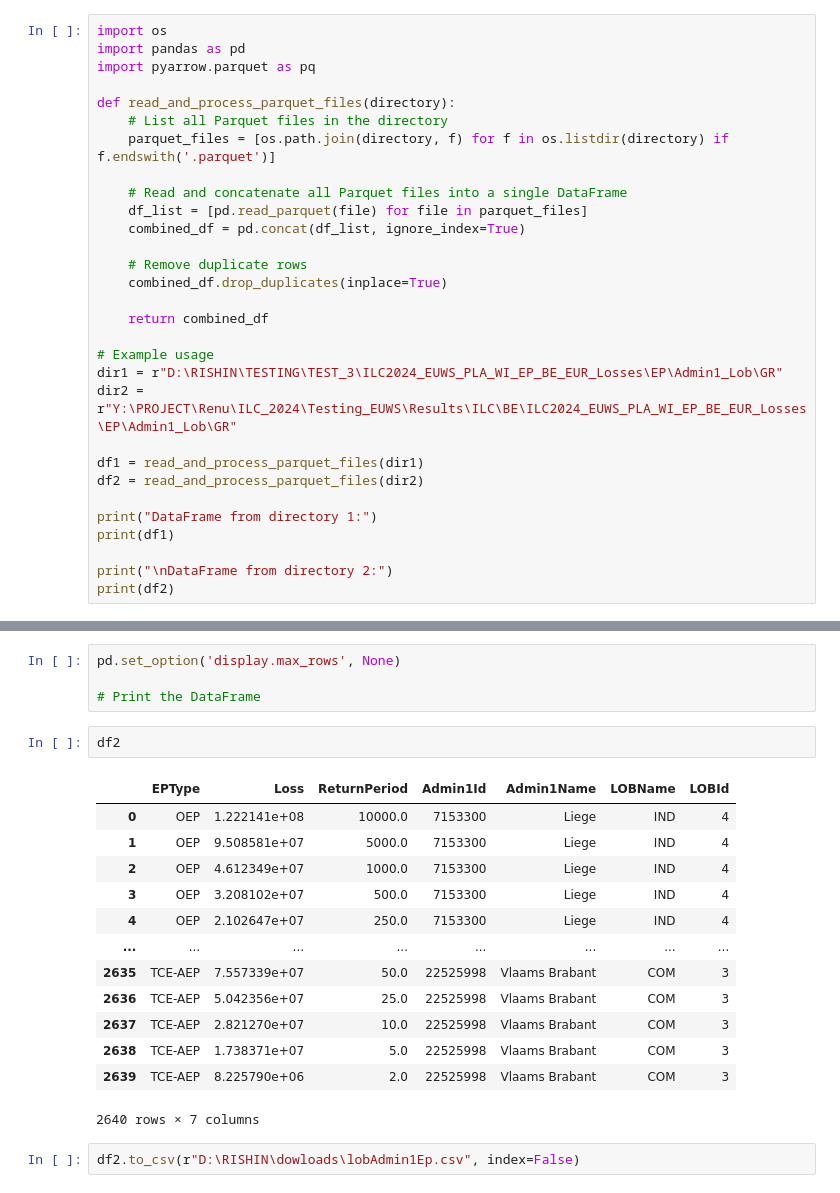
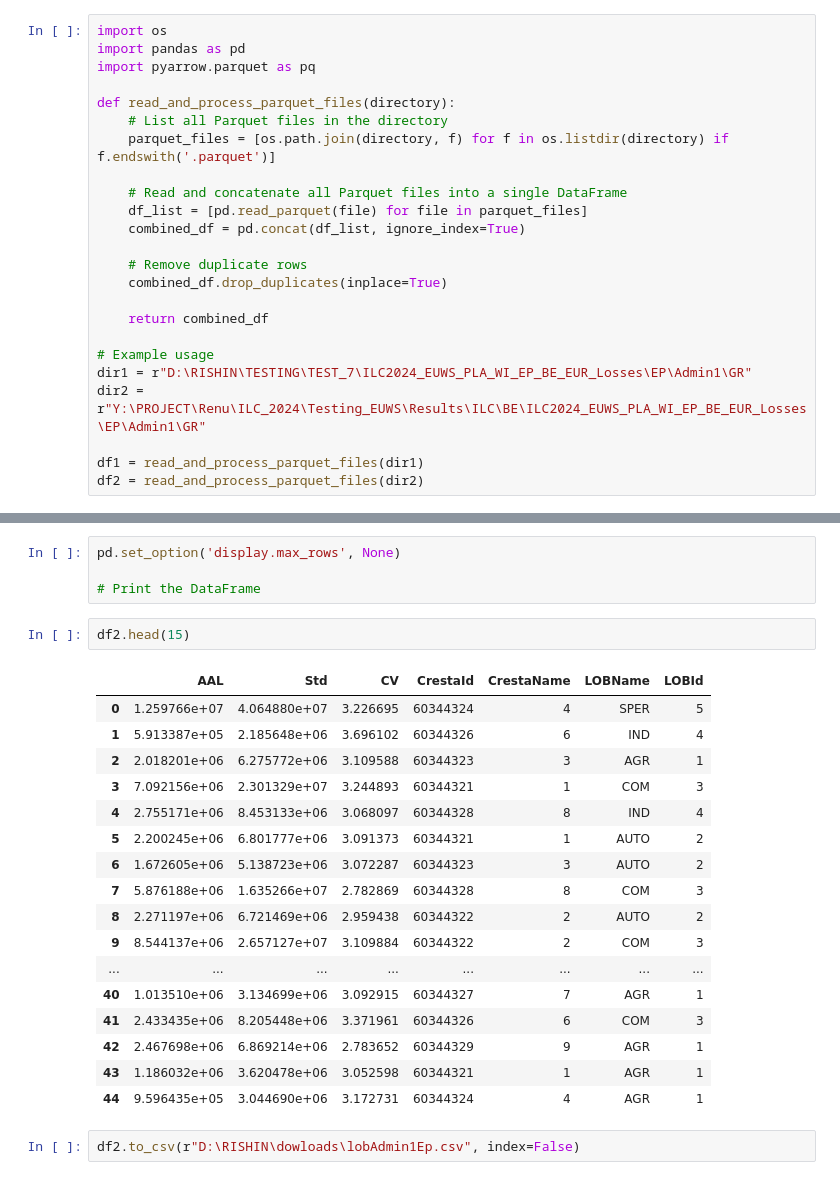
Before and after one commit to Rishinr1/ILC_TASK_2_RESOLUTION, a Jupyter notebook: check_df.ipynb, the cells around one changed output, grey strips where cells are left out. Cells and saved outputs as stored; diff of their text form.

```diff
--- a/check_df.ipynb
+++ b/check_df.ipynb
@@ -211,14 +211,8 @@ def read_and_process_parquet_files(directory):
     return combined_df
 
 # Example usage
-dir1 = r"D:\RISHIN\TESTING\TEST_3\ILC2024_EUWS_PLA_WI_EP_BE_EUR_Losses\EP\Admin1_Lob\GR"
-dir2 = r"Y:\PROJECT\Renu\ILC_2024\Testing_EUWS\Results\ILC\BE\ILC2024_EUWS_PLA_WI_EP_BE_EUR_Losses\EP\Admin1_Lob\GR"
+dir1 = r"D:\RISHIN\TESTING\TEST_7\ILC2024_EUWS_PLA_WI_EP_BE_EUR_Losses\EP\Admin1\GR"
+dir2 = r"Y:\PROJECT\Renu\ILC_2024\Testing_EUWS\Results\ILC\BE\ILC2024_EUWS_PLA_WI_EP_BE_EUR_Losses\EP\Admin1\GR"
 
 df1 = read_and_process_parquet_files(dir1)
 df2 = read_and_process_parquet_files(dir2)
-
-print("DataFrame from directory 1:")
-print(df1)
-
-print("\nDataFrame from directory 2:")
-print(df2)
@@ -261,21 +251,25 @@ pd.set_option('display.max_rows', None)
 
 # Print the DataFrame
 # %%
-df2
+df2.head(15)
 # %% [output]
-|  | EPType | Loss | ReturnPeriod | Admin1Id | Admin1Name | LOBName | LOBId |
-| 0 | OEP | 1.222141e+08 | 10000.0 | 7153300 | Liege | IND | 4 |
-| 1 | OEP | 9.508581e+07 | 5000.0 | 7153300 | Liege | IND | 4 |
-| 2 | OEP | 4.612349e+07 | 1000.0 | 7153300 | Liege | IND | 4 |
-| 3 | OEP | 3.208102e+07 | 500.0 | 7153300 | Liege | IND | 4 |
-| 4 | OEP | 2.102647e+07 | 250.0 | 7153300 | Liege | IND | 4 |
+|  | AAL | Std | CV | CrestaId | CrestaName | LOBName | LOBId |
+| 0 | 1.259766e+07 | 4.064880e+07 | 3.226695 | 60344324 | 4 | SPER | 5 |
+| 1 | 5.913387e+05 | 2.185648e+06 | 3.696102 | 60344326 | 6 | IND | 4 |
+| 2 | 2.018201e+06 | 6.275772e+06 | 3.109588 | 60344323 | 3 | AGR | 1 |
+| 3 | 7.092156e+06 | 2.301329e+07 | 3.244893 | 60344321 | 1 | COM | 3 |
+| 4 | 2.755171e+06 | 8.453133e+06 | 3.068097 | 60344328 | 8 | IND | 4 |
+| 5 | 2.200245e+06 | 6.801777e+06 | 3.091373 | 60344321 | 1 | AUTO | 2 |
+| 6 | 1.672605e+06 | 5.138723e+06 | 3.072287 | 60344323 | 3 | AUTO | 2 |
+| 7 | 5.876188e+06 | 1.635266e+07 | 2.782869 | 60344328 | 8 | COM | 3 |
+| 8 | 2.271197e+06 | 6.721469e+06 | 2.959438 | 60344322 | 2 | AUTO | 2 |
+| 9 | 8.544137e+06 | 2.657127e+07 | 3.109884 | 60344322 | 2 | COM | 3 |
 | ... | ... | ... | ... | ... | ... | ... | ... |
-| 2635 | TCE-AEP | 7.557339e+07 | 50.0 | 22525998 | Vlaams Brabant | COM | 3 |
-| 2636 | TCE-AEP | 5.042356e+07 | 25.0 | 22525998 | Vlaams Brabant | COM | 3 |
-| 2637 | TCE-AEP | 2.821270e+07 | 10.0 | 22525998 | Vlaams Brabant | COM | 3 |
-| 2638 | TCE-AEP | 1.738371e+07 | 5.0 | 22525998 | Vlaams Brabant | COM | 3 |
-| 2639 | TCE-AEP | 8.225790e+06 | 2.0 | 22525998 | Vlaams Brabant | COM | 3 |
+| 40 | 1.013510e+06 | 3.134699e+06 | 3.092915 | 60344327 | 7 | AGR | 1 |
+| 41 | 2.433435e+06 | 8.205448e+06 | 3.371961 | 60344326 | 6 | COM | 3 |
+| 42 | 2.467698e+06 | 6.869214e+06 | 2.783652 | 60344329 | 9 | AGR | 1 |
+| 43 | 1.186032e+06 | 3.620478e+06 | 3.052598 | 60344321 | 1 | AGR | 1 |
+| 44 | 9.596435e+05 | 3.044690e+06 | 3.172731 | 60344324 | 4 | AGR | 1 |
-2640 rows × 7 columns
 # %%
 df2.to_csv(r"D:\RISHIN\dowloads\lobAdmin1Ep.csv", index=False)
 # %%
```
Also changed, not shown: parts of 3 cells of this notebook, 3 other files.
